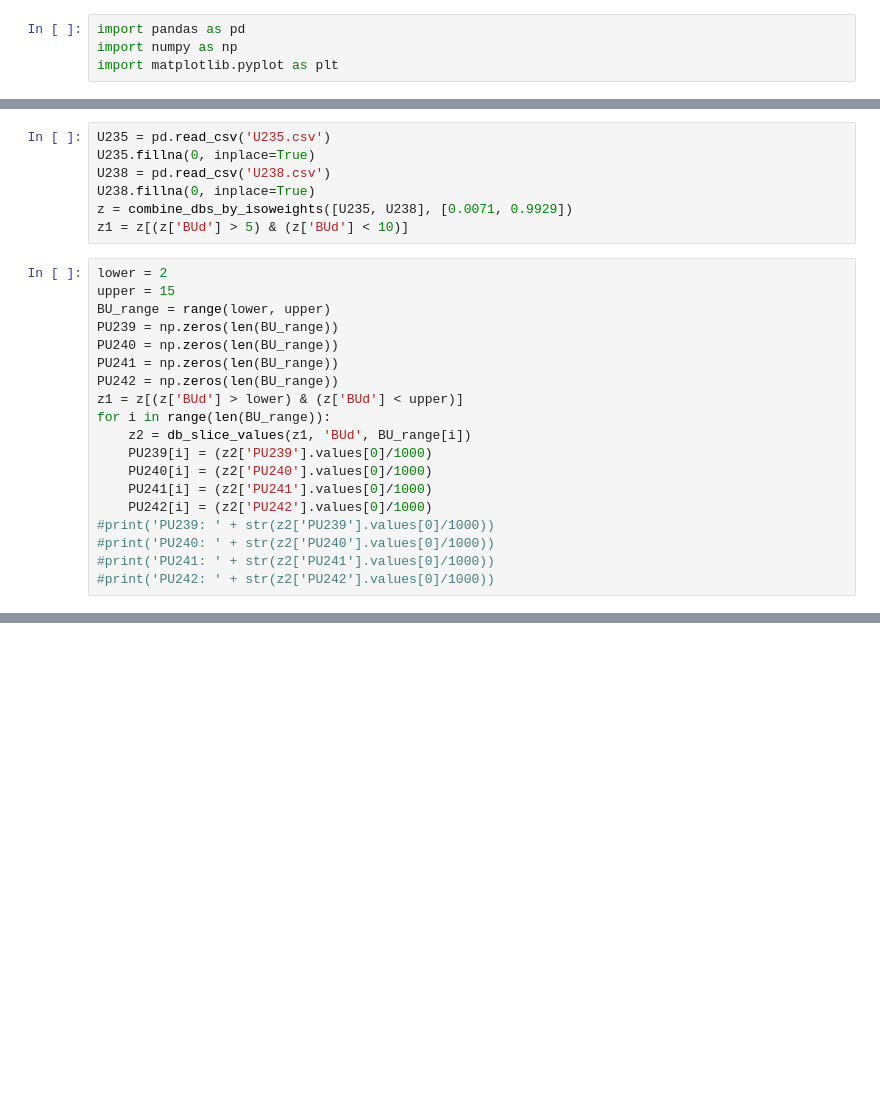
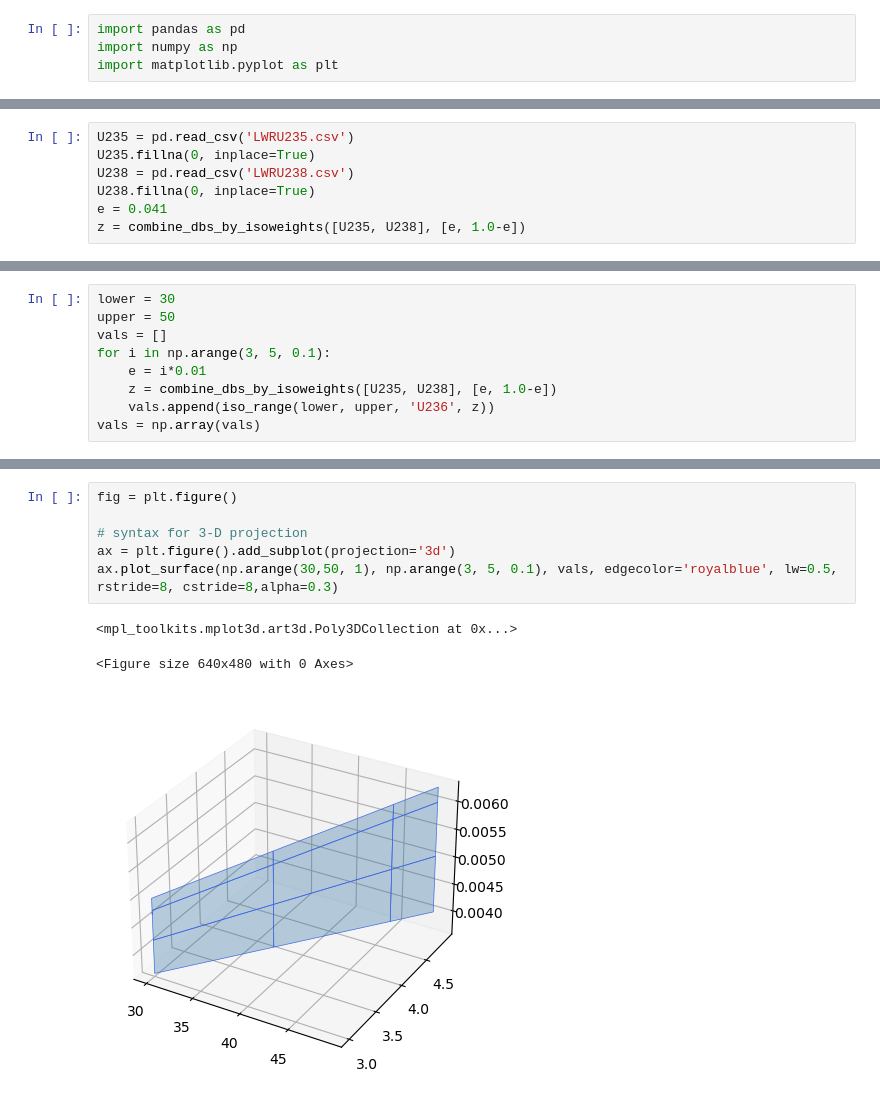
Before and after one commit to FlanFlanagan/misc_python, a Jupyter notebook: bright-test/build_fuel.ipynb, the cells around one changed output, grey strips where cells are left out. Cells and saved outputs as stored; diff of their text form; blank space fills up the shorter version.

```diff
--- a/bright-test/build_fuel.ipynb
+++ b/bright-test/build_fuel.ipynb
@@ -48,26 +59,7 @@ def db_slice_values(db, target_column, target_value):
 # %%
-U235 = pd.read_csv('U235.csv')
+U235 = pd.read_csv('LWRU235.csv')
 U235.fillna(0, inplace=True)
-U238 = pd.read_csv('U238.csv')
+U238 = pd.read_csv('LWRU238.csv')
 U238.fillna(0, inplace=True)
-z = combine_dbs_by_isoweights([U235, U238], [0.0071, 0.9929])
-z1 = z[(z['BUd'] > 5) & (z['BUd'] < 10)]
+e = 0.041
+z = combine_dbs_by_isoweights([U235, U238], [e, 1.0-e])
-# %%
-lower = 2
-upper = 15
-BU_range = range(lower, upper)
-PU239 = np.zeros(len(BU_range))
-PU240 = np.zeros(len(BU_range))
-PU241 = np.zeros(len(BU_range))
-PU242 = np.zeros(len(BU_range))
-z1 = z[(z['BUd'] > lower) & (z['BUd'] < upper)]
-for i in range(len(BU_range)):
-    z2 = db_slice_values(z1, 'BUd', BU_range[i])
-    PU239[i] = (z2['PU239'].values[0]/1000)
-    PU240[i] = (z2['PU240'].values[0]/1000)
-    PU241[i] = (z2['PU241'].values[0]/1000)
-    PU242[i] = (z2['PU242'].values[0]/1000)
-#print('PU239: ' + str(z2['PU239'].values[0]/1000))
-#print('PU240: ' + str(z2['PU240'].values[0]/1000))
-#print('PU241: ' + str(z2['PU241'].values[0]/1000))
-#print('PU242: ' + str(z2['PU242'].values[0]/1000))
@@ -91,0 +66,9 @@ plt.legend()
+# %%
+lower = 30
+upper = 50
+vals = []
+for i in np.arange(3, 5, 0.1):
+    e = i*0.01
+    z = combine_dbs_by_isoweights([U235, U238], [e, 1.0-e])
+    vals.append(iso_range(lower, upper, 'U236', z))
+vals = np.array(vals)
@@ -91,0 +113,10 @@ plt.legend()
+# %%
+fig = plt.figure()
+
+# syntax for 3-D projection
+ax = plt.figure().add_subplot(projection='3d')
+ax.plot_surface(np.arange(30,50, 1), np.arange(3, 5, 0.1), vals, edgecolor='royalblue', lw=0.5, rstride=8, cstride=8,alpha=0.3)
+# %% [output]
+<mpl_toolkits.mplot3d.art3d.Poly3DCollection at 0x...>
+<Figure size 640x480 with 0 Axes>
+[figure, added]
```
Also changed, not shown: parts of 7 cells of this notebook, 2 other files.
